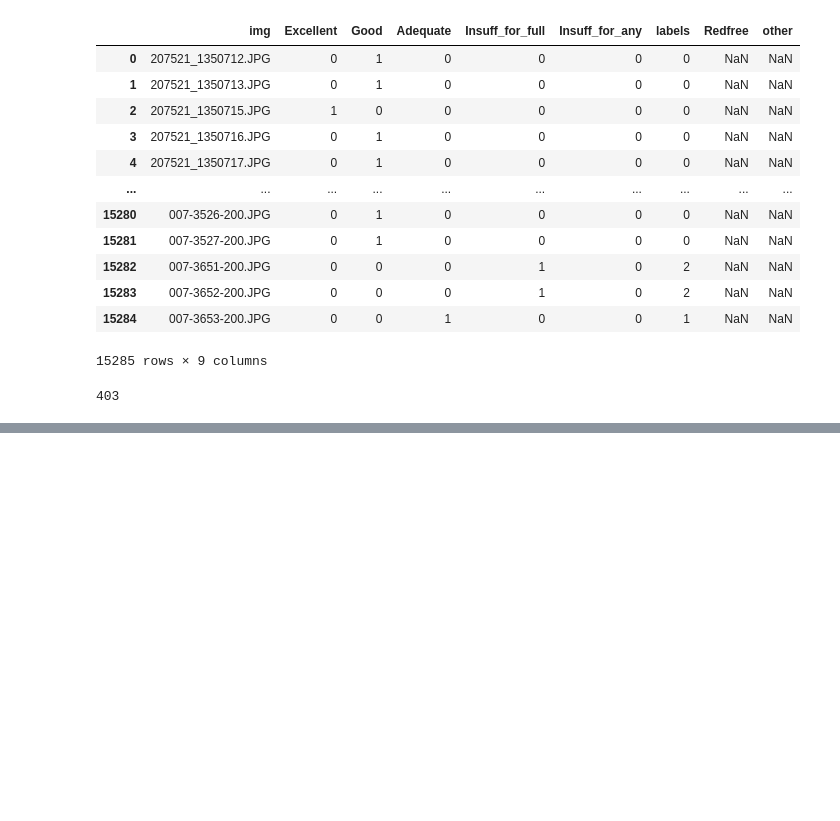
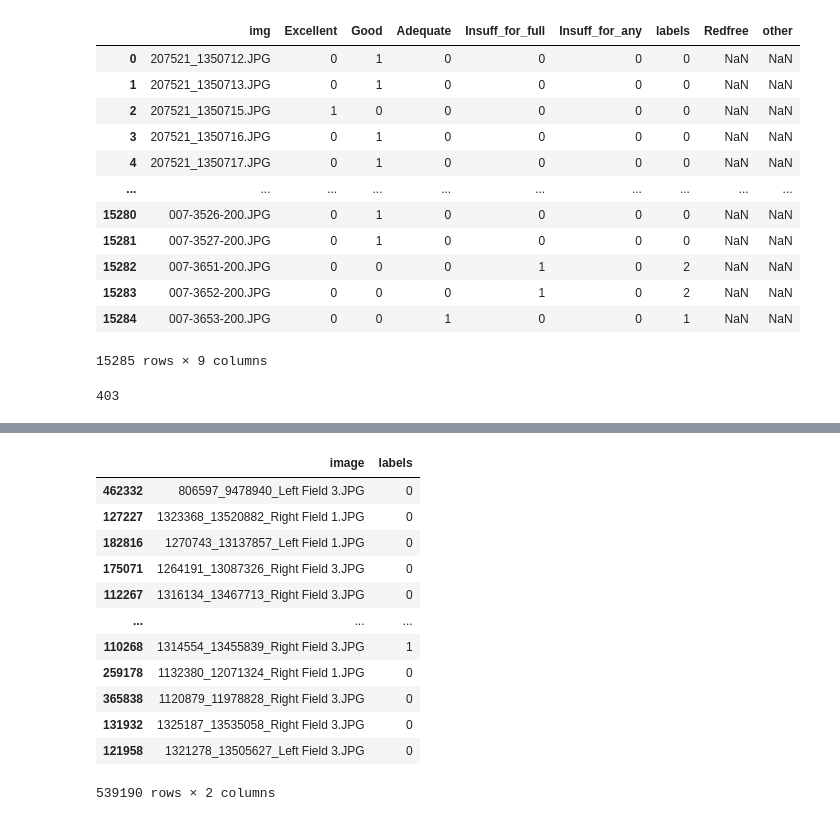
Before and after one commit to Rishav09/QA_application, a Jupyter notebook: training/Non_Distributed/Notebooks/verifyEverything.ipynb, the cells around one changed output, grey strips where cells are left out. Cells and saved outputs as stored; diff of their text form; code cells hidden in the pictures; blank space fills up the shorter version.

```diff
--- a/training/Non_Distributed/Notebooks/verifyEverything.ipynb
+++ b/training/Non_Distributed/Notebooks/verifyEverything.ipynb
@@ -410,0 +427,18 @@ EyePacs_Lenke_Dataset
+# %%
+two_cases = two_cases.sample(frac=1, random_state=42)
+# %%
+two_cases
+# %% [output]
+|  | image | labels |
+| 462332 | 806597_9478940_Left Field 3.JPG | 0 |
+| 127227 | 1323368_13520882_Right Field 1.JPG | 0 |
+| 182816 | 1270743_13137857_Left Field 1.JPG | 0 |
+| 175071 | 1264191_13087326_Right Field 3.JPG | 0 |
+| 112267 | 1316134_13467713_Right Field 3.JPG | 0 |
+| ... | ... | ... |
+| 110268 | 1314554_13455839_Right Field 3.JPG | 1 |
+| 259178 | 1132380_12071324_Right Field 1.JPG | 0 |
+| 365838 | 1120879_11978828_Right Field 3.JPG | 0 |
+| 131932 | 1325187_13535058_Right Field 3.JPG | 0 |
+| 121958 | 1321278_13505627_Left Field 3.JPG | 0 |
+539190 rows × 2 columns
```
Also changed, not shown: parts of 2 cells of this notebook, 2 other files.
